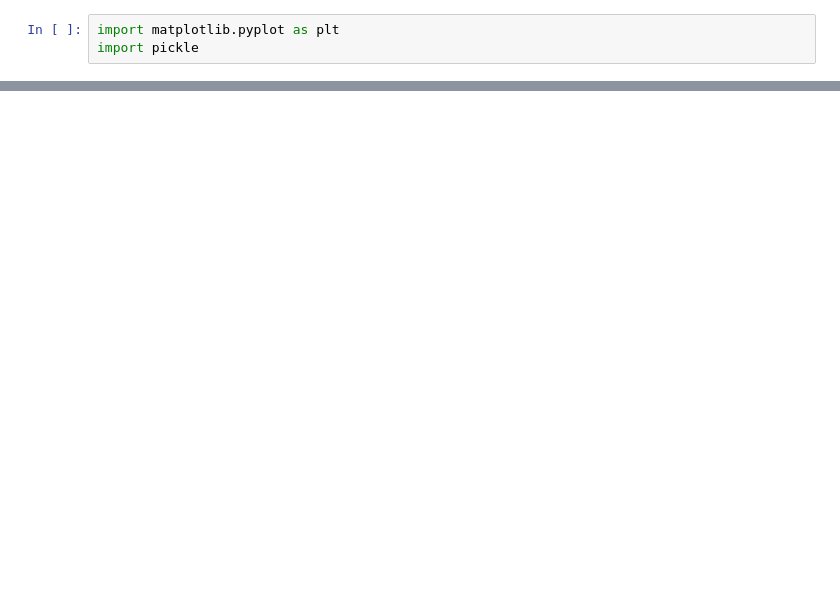
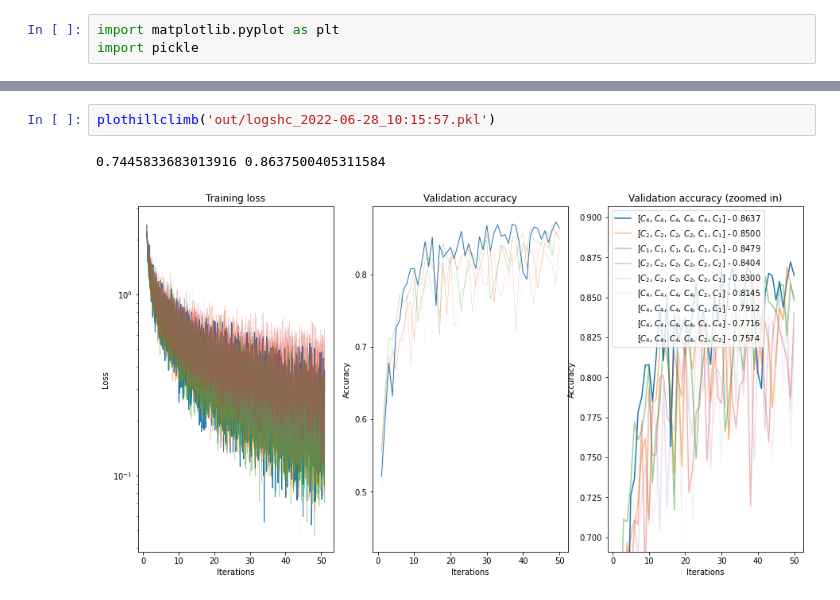
Before and after one commit to k8lion/equiNAS, a Jupyter notebook: plot.ipynb, the cells around one changed output, grey strips where cells are left out. Saved outputs shown, nothing was run; the diff lists cells and outputs as text; blank space fills up the shorter version.

```diff
--- a/plot.ipynb
+++ b/plot.ipynb
@@ -171,0 +69,5 @@ plothillclimb('logshc_2022-06-21_10:26:42')
+# %%
+plothillclimb('out/logshc_2022-06-28_10:15:57.pkl')
+# %% [output]
+0.7445833683013916 0.8637500405311584
+[figure, added]
```
Also changed, not shown: parts of 17 cells of this notebook, 3 other files.
